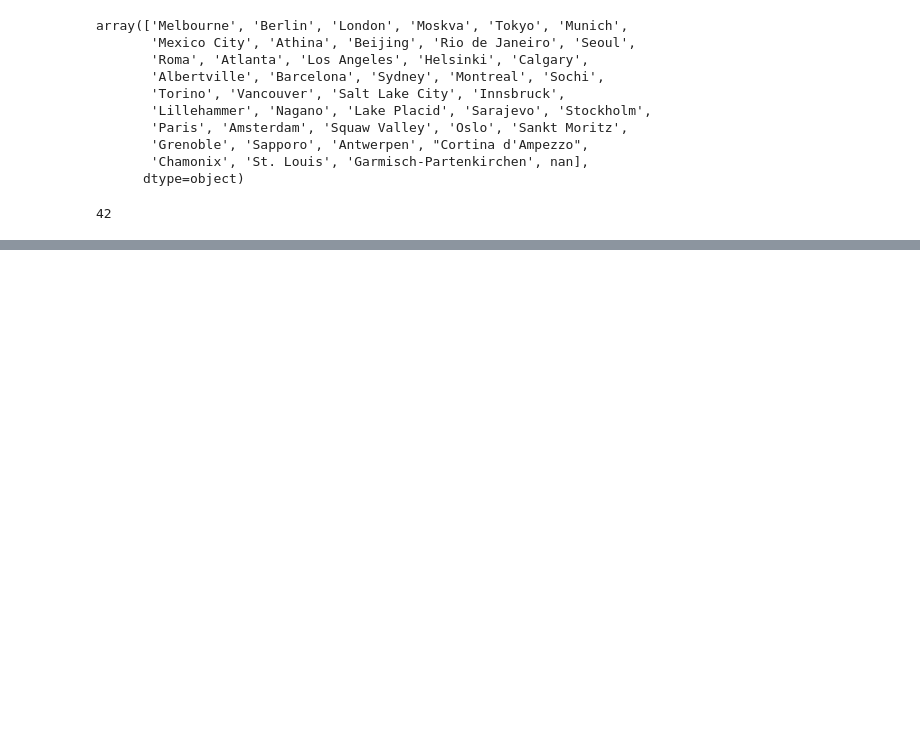
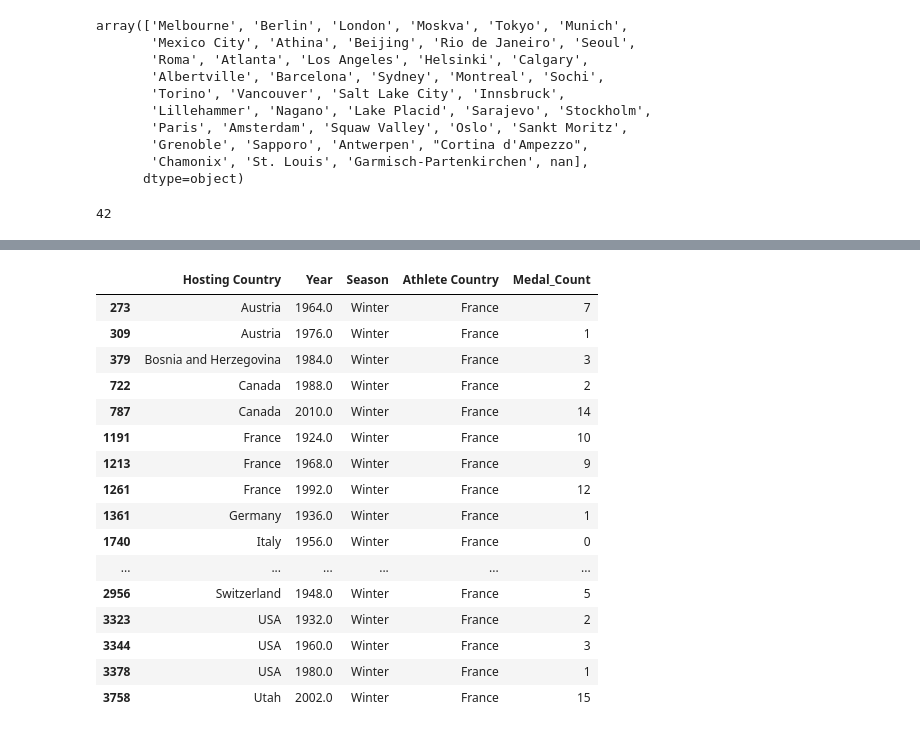
Before and after one commit to soumyaranjanswaincan/Olympic-Data-Analysis, a Jupyter notebook: analysis.ipynb, the cells around one changed output, grey strips where cells are left out. Cells and saved outputs as stored; diff of their text form; code cells hidden in the pictures; blank space fills up the shorter version.

```diff
--- a/analysis.ipynb
+++ b/analysis.ipynb
@@ -195,0 +263,21 @@ merge_df['City'].nunique()
+# %%
+Winter_France_df = France_df.loc[France_df['Season'] == "Winter",:]
+Winter_France_df
+# %% [output]
+|  | Hosting Country | Year | Season | Athlete Country | Medal_Count |
+| 273 | Austria | 1964.0 | Winter | France | 7 |
+| 309 | Austria | 1976.0 | Winter | France | 1 |
+| 379 | Bosnia and Herzegovina | 1984.0 | Winter | France | 3 |
+| 722 | Canada | 1988.0 | Winter | France | 2 |
+| 787 | Canada | 2010.0 | Winter | France | 14 |
+| 1191 | France | 1924.0 | Winter | France | 10 |
+| 1213 | France | 1968.0 | Winter | France | 9 |
+| 1261 | France | 1992.0 | Winter | France | 12 |
+| 1361 | Germany | 1936.0 | Winter | France | 1 |
+| 1740 | Italy | 1956.0 | Winter | France | 0 |
+| ... | ... | ... | ... | ... | ... |
+| 2956 | Switzerland | 1948.0 | Winter | France | 5 |
+| 3323 | USA | 1932.0 | Winter | France | 2 |
+| 3344 | USA | 1960.0 | Winter | France | 3 |
+| 3378 | USA | 1980.0 | Winter | France | 1 |
+| 3758 | Utah | 2002.0 | Winter | France | 15 |
```
Also changed, not shown: parts of 7 cells of this notebook.
